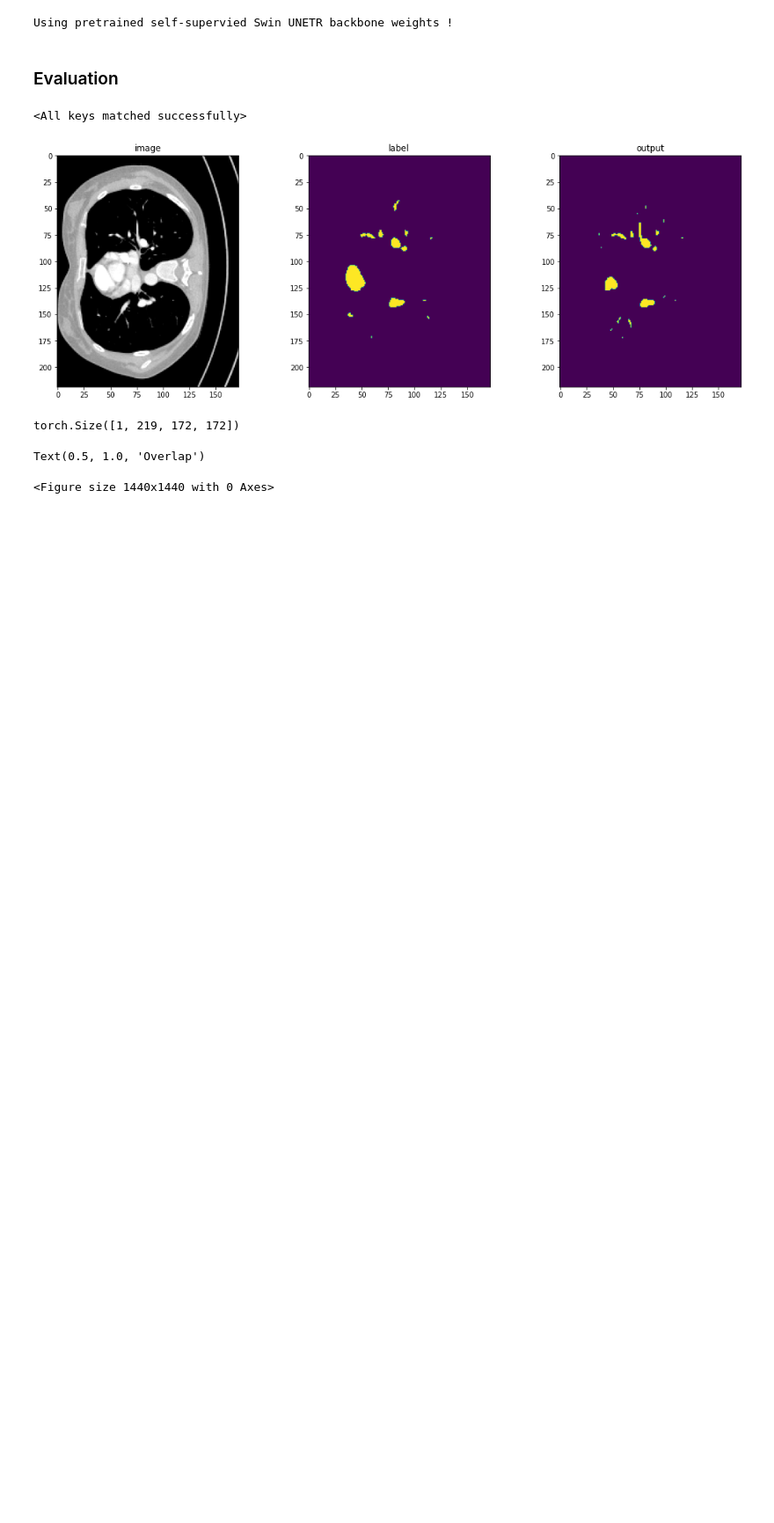
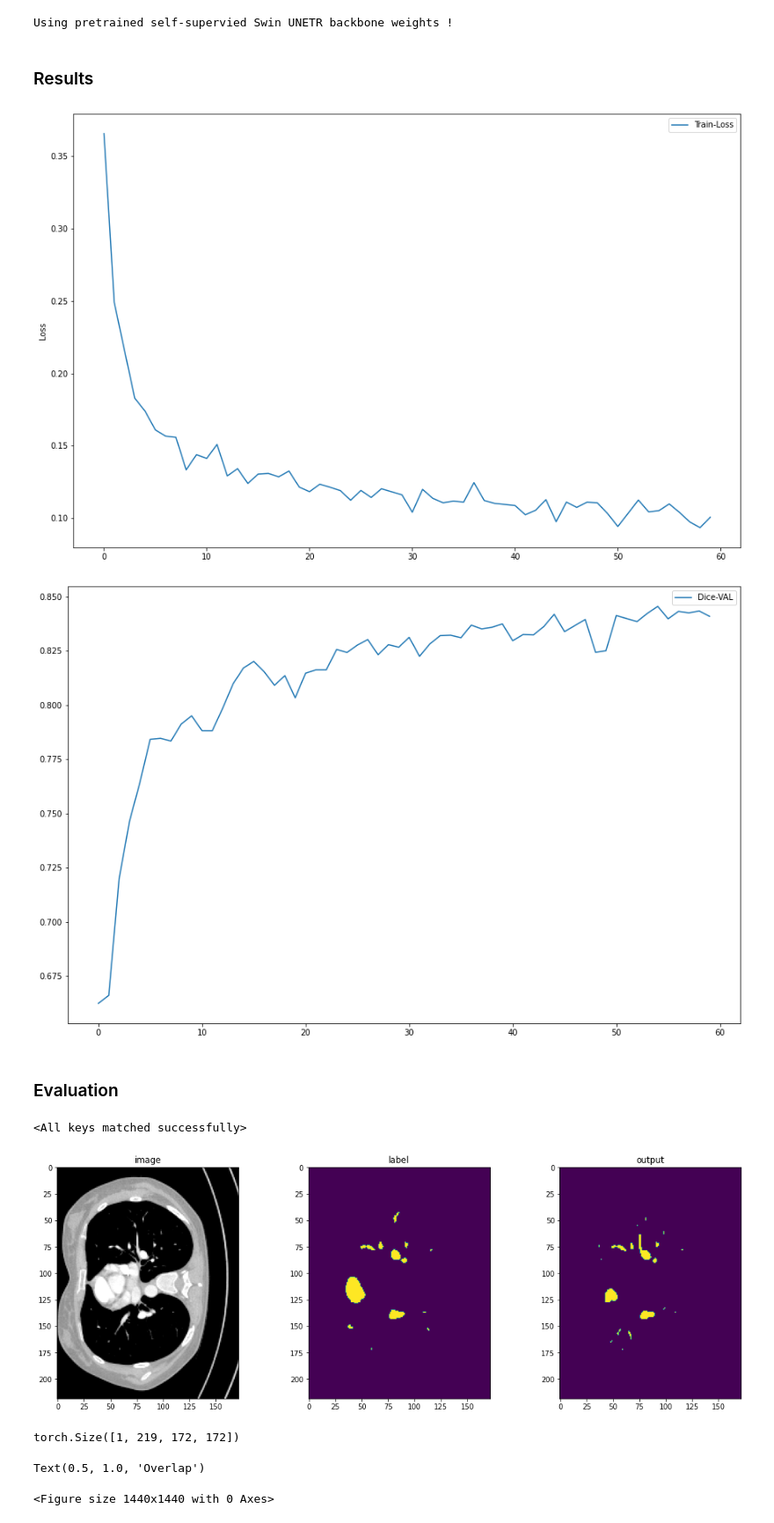
Before and after one commit to akansh12/parse2022, a Jupyter notebook: notebooks/vision_transformer/Swin_UnetTr.ipynb, the cells around one changed output. Shown: that part at 88% size. Cells and saved outputs as stored; diff of their text form; code cells hidden in the pictures; blank space fills up the shorter version.

Commit message:
training_Unet_again

```diff
--- a/notebooks/vision_transformer/Swin_UnetTr.ipynb
+++ b/notebooks/vision_transformer/Swin_UnetTr.ipynb
@@ -259,6 +257,25 @@ while global_step < max_iterations:
         global_step, train_loader, dice_val_best, global_step_best
     )
 model.load_state_dict(torch.load(os.path.join(root_dir, "/scratch/scratch6/akansh12/challenges/parse2022/temp/best_metric_model_swin.pth")))
+# %% [markdown]
+### Results
+# %%
+import matplotlib.pyplot as plt
+epoch_loss_value = np.load("/scratch/scratch6/akansh12/challenges/parse2022/temp/train_epoch_loss_swin_unet_1000_hu_96.npy")
+metric_value = np.load("/scratch/scratch6/akansh12/challenges/parse2022/temp/dice_swin_unet_1000_hu_96.npy")
+
+plt.figure(figsize = (15,10))
+plt.plot(epoch_loss_value, label = 'Train-Loss')
+plt.ylabel('Loss')
+plt.legend()
+plt.show()
+plt.figure(figsize = (15,10))
+plt.plot(metric_value, label = 'Dice-VAL')
+plt.legend()
+plt.show()
+# %% [output]
+[figure, added]
+[figure, added]
 # %% [markdown]
 ### Evaluation
 # %%
```
Also changed, not shown: parts of 3 cells of this notebook, 1 other file.
